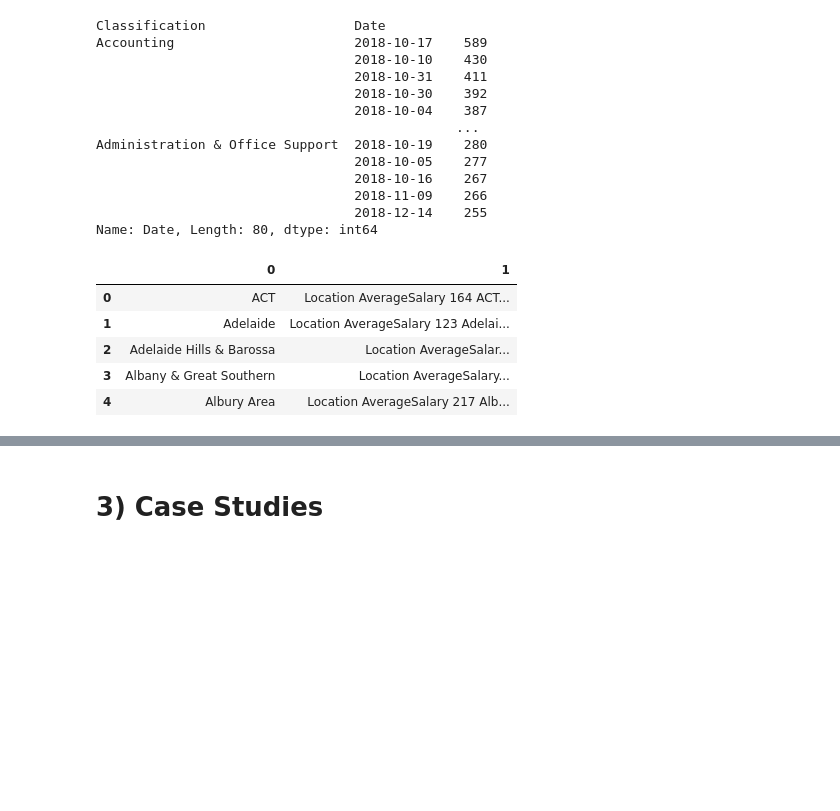
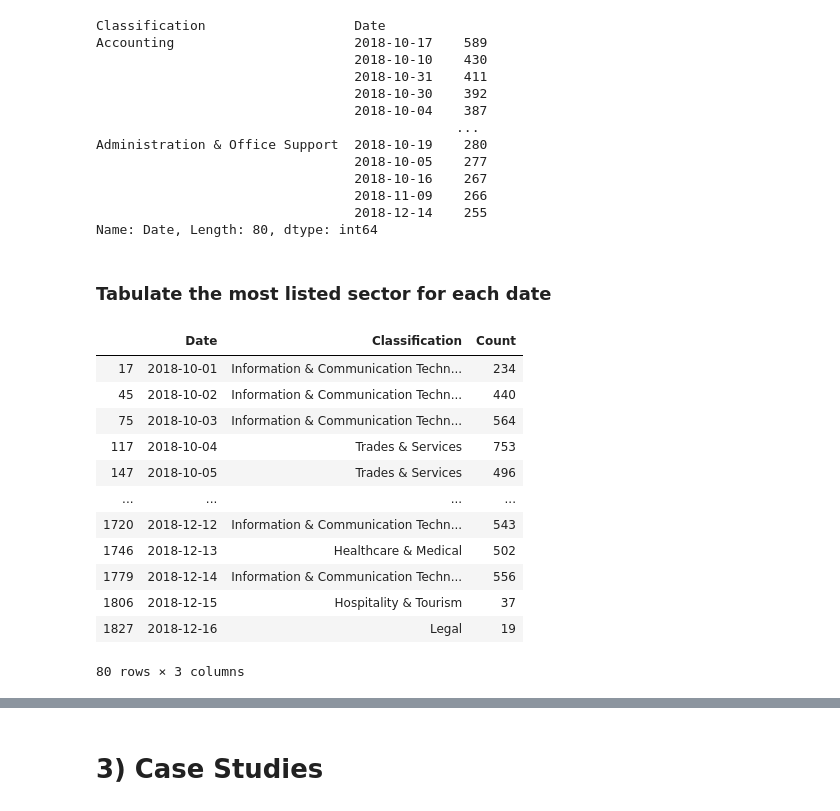
Before and after one commit to RyanWillie/Big-Data-Assignment, a Jupyter notebook: Notebook.ipynb, the cells around one changed output, grey strips where cells are left out. Cells and saved outputs as stored; diff of their text form; code cells hidden in the pictures; blank space fills up the shorter version.

```diff
--- a/Notebook.ipynb
+++ b/Notebook.ipynb
@@ -391,16 +390,3 @@ Administration & Office Support  2018-10-19    280
                                  2018-11-09    266
                                  2018-12-14    255
 Name: Date, Length: 80, dtype: int64
-# %%
-Salary_NumListings = pd.DataFrame(df[['Location', 'AverageSalary']].groupby('Location'))
-city_counts = df['Location'].value_counts()
-frame = [Salary_NumListings, city_counts]
-result = pd.concat(frame)
-result.head(5)
-# %% [output]
-|  | 0 | 1 |
-| 0 | ACT | Location AverageSalary 164 ACT... |
-| 1 | Adelaide | Location AverageSalary 123 Adelai... |
-| 2 | Adelaide Hills & Barossa | Location AverageSalar... |
-| 3 | Albany & Great Southern | Location AverageSalary... |
-| 4 | Albury Area | Location AverageSalary 217 Alb... |
@@ -406,0 +399,18 @@ result.head(5)
+# %% [markdown]
+### Tabulate the most listed sector for each date
+# %%
+sector_trend
+# %% [output]
+|  | Date | Classification | Count |
+| 17 | 2018-10-01 | Information & Communication Techn... | 234 |
+| 45 | 2018-10-02 | Information & Communication Techn... | 440 |
+| 75 | 2018-10-03 | Information & Communication Techn... | 564 |
+| 117 | 2018-10-04 | Trades & Services | 753 |
+| 147 | 2018-10-05 | Trades & Services | 496 |
+| ... | ... | ... | ... |
+| 1720 | 2018-12-12 | Information & Communication Techn... | 543 |
+| 1746 | 2018-12-13 | Healthcare & Medical | 502 |
+| 1779 | 2018-12-14 | Information & Communication Techn... | 556 |
+| 1806 | 2018-12-15 | Hospitality & Tourism | 37 |
+| 1827 | 2018-12-16 | Legal | 19 |
+80 rows × 3 columns
```
Also changed, not shown: parts of 11 cells of this notebook.
